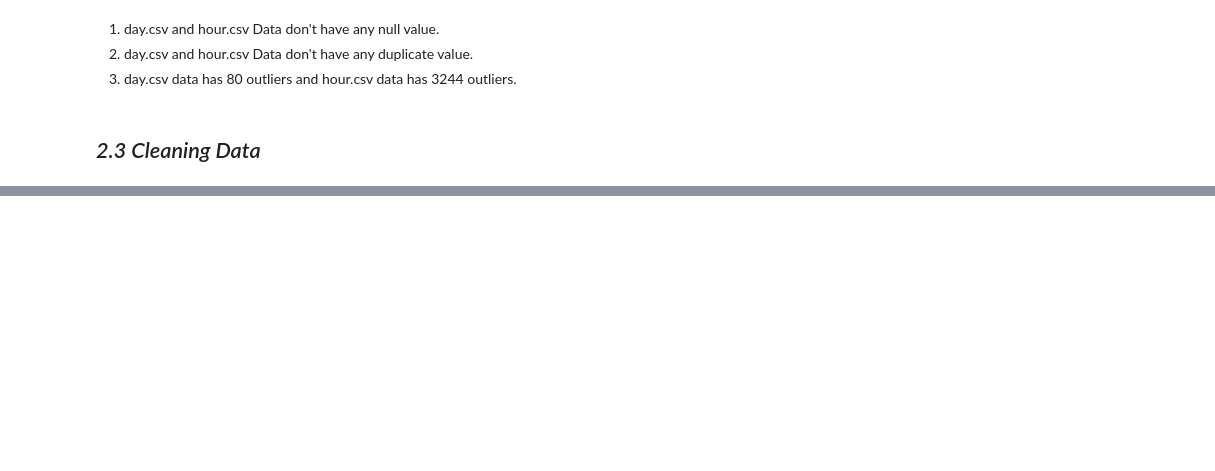
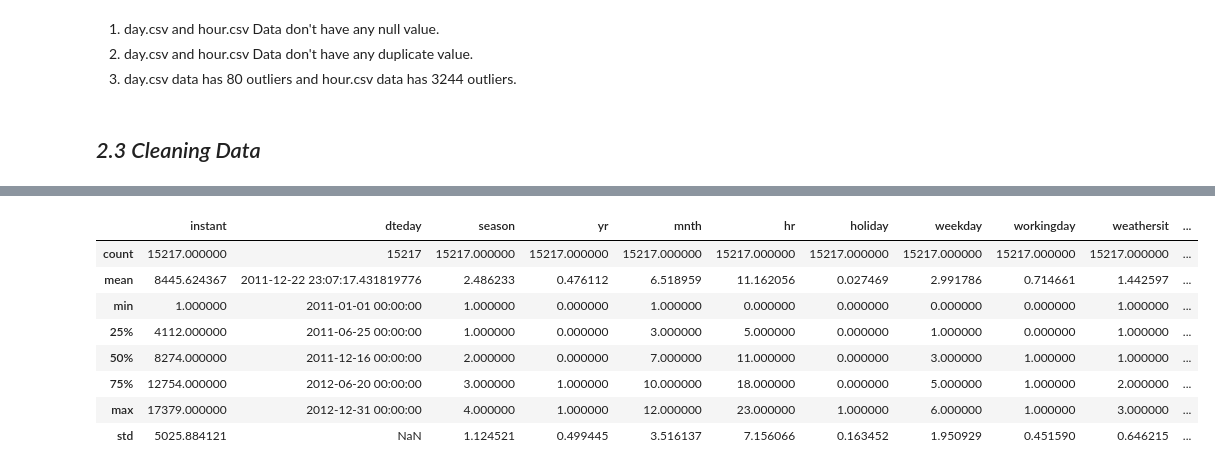
Before and after one commit to fikrifaizz/Bike-Sharing-Dataset---Data-Analysis, a Jupyter notebook: work.ipynb, the cells around one changed output, grey strips where cells are left out. Saved outputs shown, nothing was run; the diff lists cells and outputs as text; code cells hidden in the pictures; blank space fills up the shorter version.

```diff
--- a/work.ipynb
+++ b/work.ipynb
@@ -206,0 +296,12 @@ Jumlah baris setelah pembersihan: 14799
+# %%
+data_hour.describe(include='all')
+# %% [output]
+|  | instant | dteday | season | yr | mnth | hr | holiday | weekday | workingday | weathersit | ... |
+| count | 15217.000000 | 15217 | 15217.000000 | 15217.000000 | 15217.000000 | 15217.000000 | 15217.000000 | 15217.000000 | 15217.000000 | 15217.000000 | ... |
+| mean | 8445.624367 | 2011-12-22 23:07:17.431819776 | 2.486233 | 0.476112 | 6.518959 | 11.162056 | 0.027469 | 2.991786 | 0.714661 | 1.442597 | ... |
+| min | 1.000000 | 2011-01-01 00:00:00 | 1.000000 | 0.000000 | 1.000000 | 0.000000 | 0.000000 | 0.000000 | 0.000000 | 1.000000 | ... |
+| 25% | 4112.000000 | 2011-06-25 00:00:00 | 1.000000 | 0.000000 | 3.000000 | 5.000000 | 0.000000 | 1.000000 | 0.000000 | 1.000000 | ... |
+| 50% | 8274.000000 | 2011-12-16 00:00:00 | 2.000000 | 0.000000 | 7.000000 | 11.000000 | 0.000000 | 3.000000 | 1.000000 | 1.000000 | ... |
+| 75% | 12754.000000 | 2012-06-20 00:00:00 | 3.000000 | 1.000000 | 10.000000 | 18.000000 | 0.000000 | 5.000000 | 1.000000 | 2.000000 | ... |
+| max | 17379.000000 | 2012-12-31 00:00:00 | 4.000000 | 1.000000 | 12.000000 | 23.000000 | 1.000000 | 6.000000 | 1.000000 | 3.000000 | ... |
+| std | 5025.884121 | NaN | 1.124521 | 0.499445 | 3.516137 | 7.156066 | 0.163452 | 1.950929 | 0.451590 | 0.646215 | ... |
```
Also changed, not shown: parts of 12 cells of this notebook.
